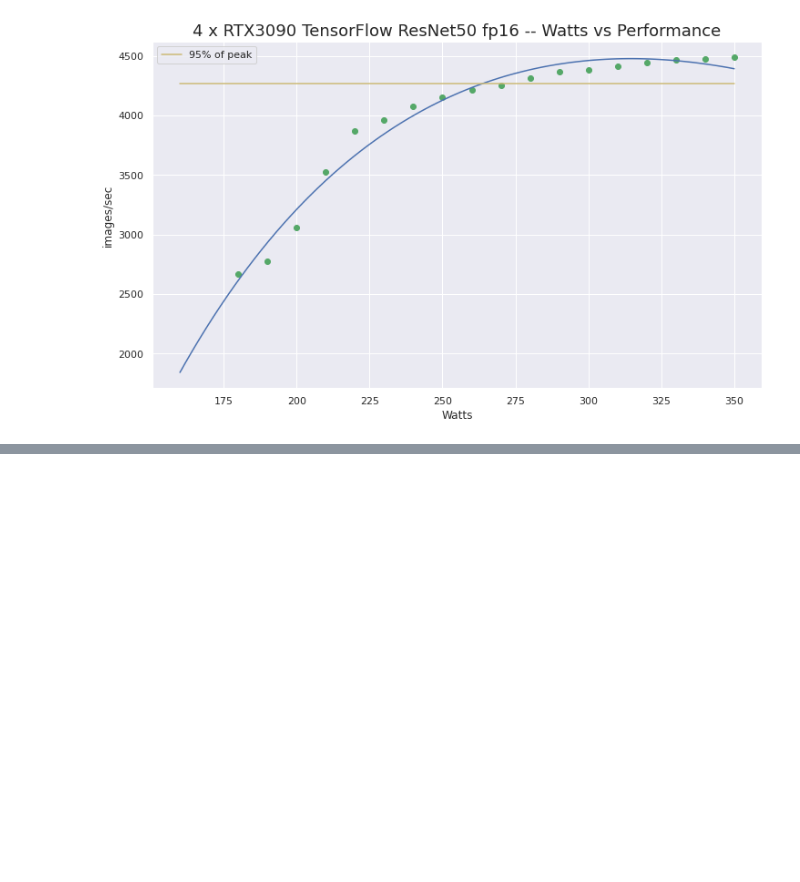
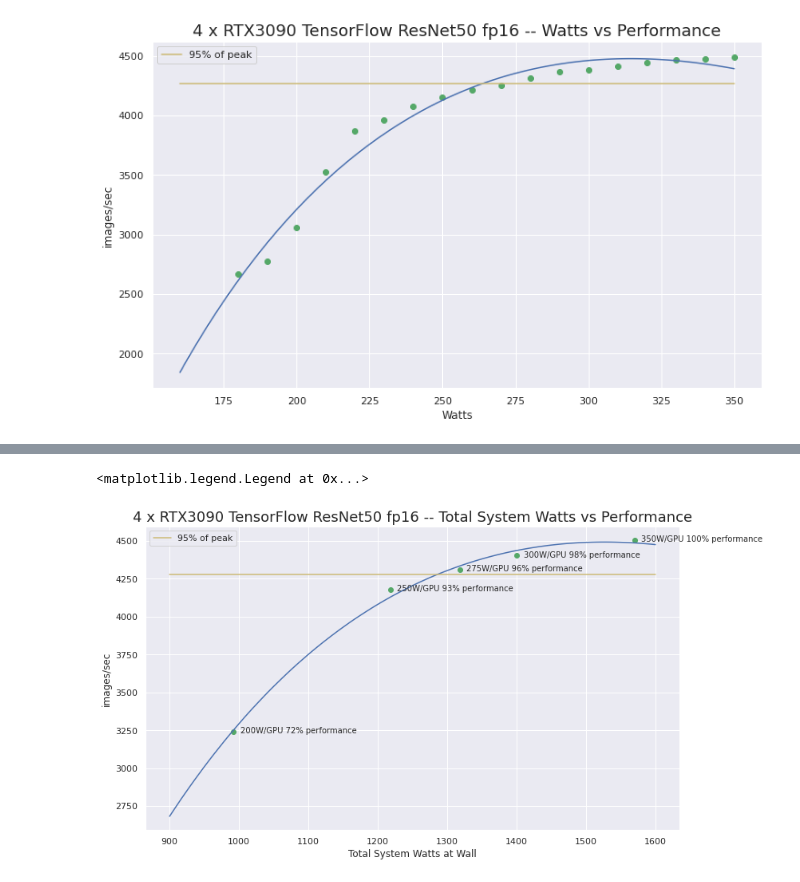
Before and after one commit to dbkinghorn/Notes, a Jupyter notebook: notes/multi-gpu-rtx30/maxQ-plots.ipynb, the cells around one changed output, grey strips where cells are left out. Drawn from its saved outputs; the diff is of its cells as text; code cells hidden in the pictures; blank space fills up the shorter version.

```diff
--- a/notes/multi-gpu-rtx30/maxQ-plots.ipynb
+++ b/notes/multi-gpu-rtx30/maxQ-plots.ipynb
@@ -375,0 +412,4 @@ ax.legend()
+# %%
+tw = np.array([992,1218,1318,1400,1570])
+#fp32 = fp32[0]/fp32
+ips = np.array([3240,4180,4310,4403,4505])
@@ -375,0 +421,21 @@ ax.legend()
+# %%
+plt.rcParams["figure.figsize"] = [12,7]
+fig, ax = plt.subplots()
+ax.plot( tw, ips, "o", color='g')  # plot the test data
+xt = np.linspace(900,1600,100)
+ax.plot(xt, fcn(xt,*popt) )  # plot the model function
+#  ,  label='a/((1-b)+(b/n)) with a=%2.6f b=%2.6f n=%2.6f' % tuple(popt)
+max95 = ips[-1]*0.95
+xp = np.linspace(max95,max95,100)
+ax.plot(xt,xp, color='y', label='95% of peak')
+p=['200W/GPU 72% performance','250W/GPU 93% performance','275W/GPU 96% performance','300W/GPU 98% performance','350W/GPU 100% performance']
+for i, txt in enumerate(p):
+    ax.annotate(txt, (tw[i]+10, ips[i]-10))
+
+plt.xlabel("Total System Watts at Wall")
+plt.ylabel("images/sec")
+plt.title("4 x RTX3090 TensorFlow ResNet50 fp16 -- Total System Watts vs Performance", fontsize=18)
+ax.legend()
+# %% [output]
+<matplotlib.legend.Legend at 0x...>
+[figure, added]
```
Also changed, not shown: parts of 4 cells of this notebook.
